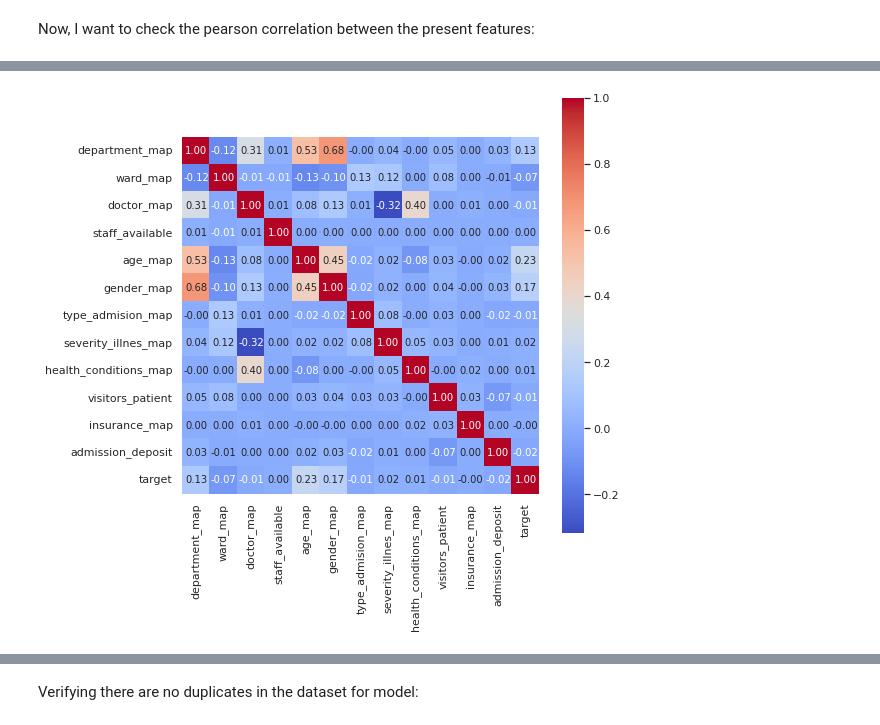
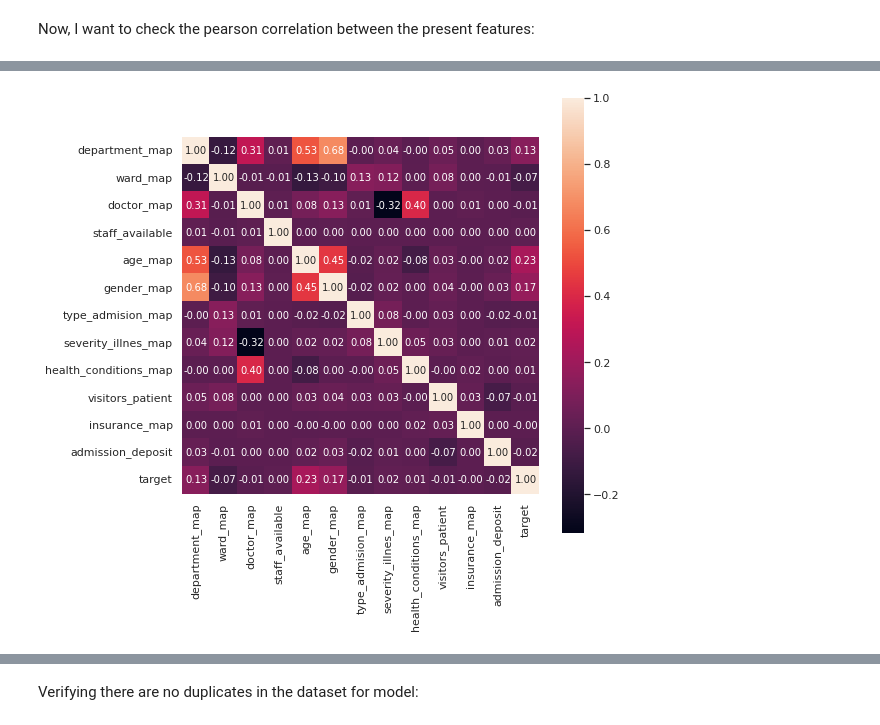
Before and after one commit to Astroprogramm/Machine_Learning_Project, a Jupyter notebook: ML_HospitalStay.ipynb, the cells around one changed output, grey strips where cells are left out. Saved outputs shown, nothing was run; the diff lists cells and outputs as text; code cells hidden in the pictures.

```diff
--- a/ML_HospitalStay.ipynb
+++ b/ML_HospitalStay.ipynb
@@ -394,10 +405,13 @@ Now, I want to check the pearson correlation between the present features:
 # %%
+import matplotlib.colors
 corr = model_data_final.corr()
 plt.figure(figsize=(8,8))
 sns.heatmap(corr, cbar = True,  square = True, annot=True, fmt= '.2f',annot_kws={'size': 10},
            xticklabels= model_data_final.columns,
            yticklabels= model_data_final.columns,
-           cmap= 'coolwarm')
+           #vmin=(corr.min()).min(), vmax=1,
+           #center=0,
+           cmap= 'rocket')
 plt.show()
 # %% [output]
-[figure, old version]
+[figure, new version]
```
Also changed, not shown: parts of 19 cells of this notebook.
